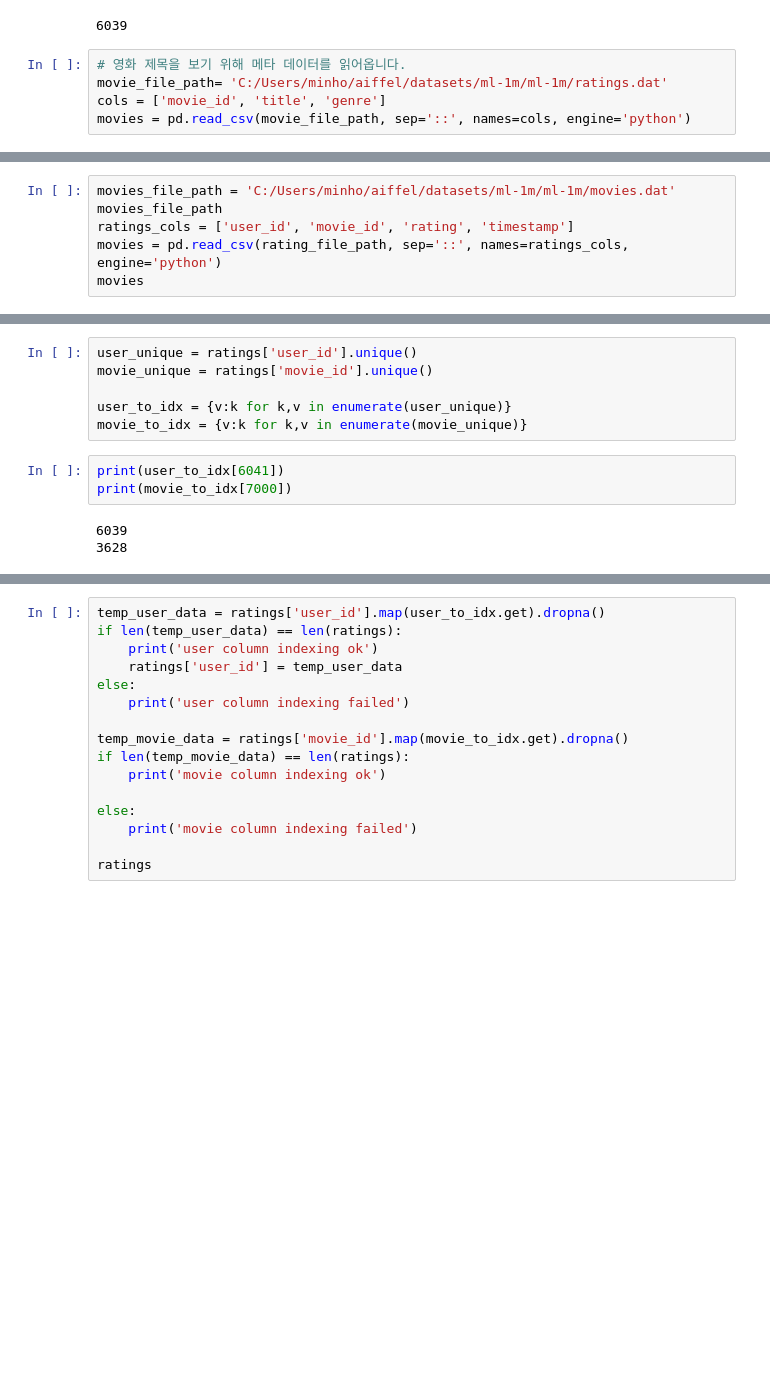
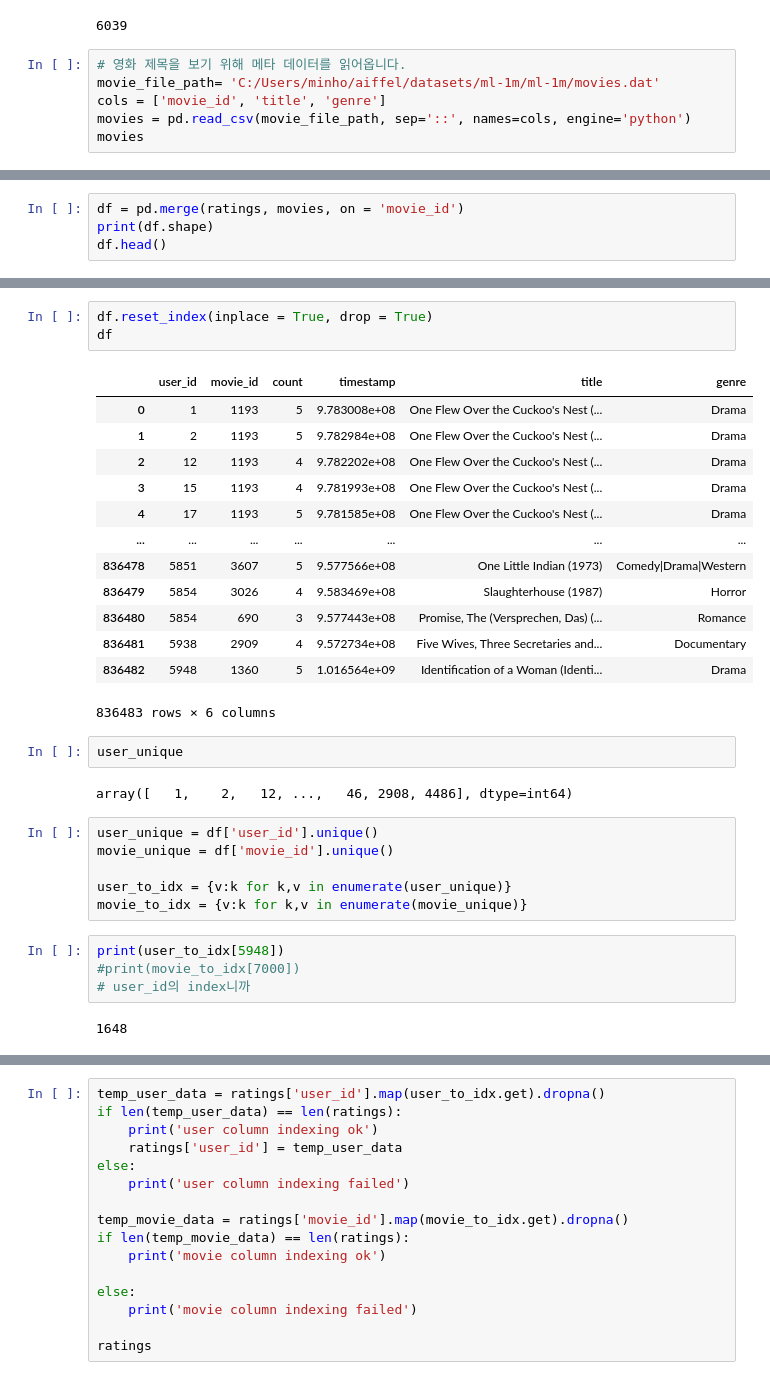
Before and after one commit to mingikim1998/offline, a Jupyter notebook: 1031_movielens.ipynb, the cells around one changed output, grey strips where cells are left out. Drawn from its saved outputs; the diff is of its cells as text; blank space fills up the shorter version.

```diff
--- a/1031_movielens.ipynb
+++ b/1031_movielens.ipynb
@@ -33,6 +58,7 @@ ratings['user_id'].nunique()
 6039
 # %%
 # 영화 제목을 보기 위해 메타 데이터를 읽어옵니다.
-movie_file_path= 'C:/Users/minho/aiffel/datasets/ml-1m/ml-1m/ratings.dat'
+movie_file_path= 'C:/Users/minho/aiffel/datasets/ml-1m/ml-1m/movies.dat'
 cols = ['movie_id', 'title', 'genre']
 movies = pd.read_csv(movie_file_path, sep='::', names=cols, engine='python')
+movies
@@ -44,6 +83,0 @@ movies['movie_id'].nunique()
-# %%
-movies_file_path = 'C:/Users/minho/aiffel/datasets/ml-1m/ml-1m/movies.dat'
-movies_file_path
-ratings_cols = ['user_id', 'movie_id', 'rating', 'timestamp']
-movies = pd.read_csv(rating_file_path, sep='::', names=ratings_cols, engine='python')
-movies
@@ -111,0 +96,4 @@ Name: movie_id, dtype: float64
+# %%
+df = pd.merge(ratings, movies, on = 'movie_id')
+print(df.shape)
+df.head()
@@ -135,12 +157,33 @@ ratings.tail(10)
+# %%
+df.reset_index(inplace = True, drop = True)
+df
+# %% [output]
+|  | user_id | movie_id | count | timestamp | title | genre |
+| 0 | 1 | 1193 | 5 | 9.783008e+08 | One Flew Over the Cuckoo's Nest (... | Drama |
+| 1 | 2 | 1193 | 5 | 9.782984e+08 | One Flew Over the Cuckoo's Nest (... | Drama |
+| 2 | 12 | 1193 | 4 | 9.782202e+08 | One Flew Over the Cuckoo's Nest (... | Drama |
+| 3 | 15 | 1193 | 4 | 9.781993e+08 | One Flew Over the Cuckoo's Nest (... | Drama |
+| 4 | 17 | 1193 | 5 | 9.781585e+08 | One Flew Over the Cuckoo's Nest (... | Drama |
+| ... | ... | ... | ... | ... | ... | ... |
+| 836478 | 5851 | 3607 | 5 | 9.577566e+08 | One Little Indian (1973) | Comedy|Drama|Western |
+| 836479 | 5854 | 3026 | 4 | 9.583469e+08 | Slaughterhouse (1987) | Horror |
+| 836480 | 5854 | 690 | 3 | 9.577443e+08 | Promise, The (Versprechen, Das) (... | Romance |
+| 836481 | 5938 | 2909 | 4 | 9.572734e+08 | Five Wives, Three Secretaries and... | Documentary |
+| 836482 | 5948 | 1360 | 5 | 1.016564e+09 | Identification of a Woman (Identi... | Drama |
+836483 rows × 6 columns
+# %%
+user_unique
+# %% [output]
+array([   1,    2,   12, ...,   46, 2908, 4486], dtype=int64)
 # %%
-user_unique = ratings['user_id'].unique()
-movie_unique = ratings['movie_id'].unique()
+user_unique = df['user_id'].unique()
+movie_unique = df['movie_id'].unique()
 
 user_to_idx = {v:k for k,v in enumerate(user_unique)}
 movie_to_idx = {v:k for k,v in enumerate(movie_unique)}
 # %%
-print(user_to_idx[6041])
-print(movie_to_idx[7000])
+print(user_to_idx[5948])
+#print(movie_to_idx[7000])
+# user_id의 index니까
 # %% [output]
-6039
-3628
+1648
```
Also changed, not shown: parts of 16 cells of this notebook.
